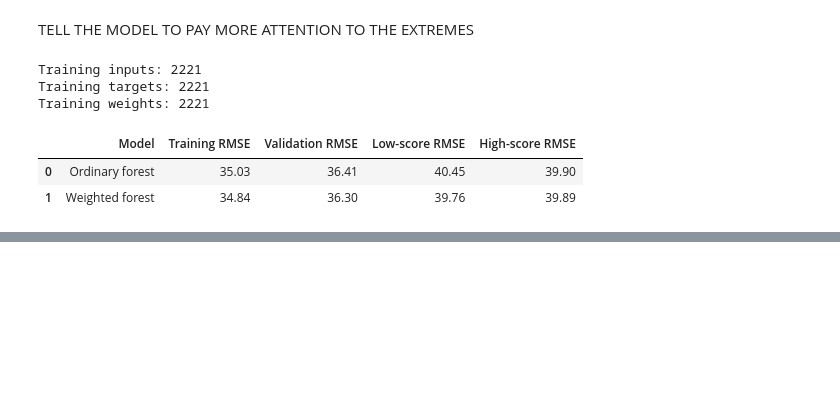
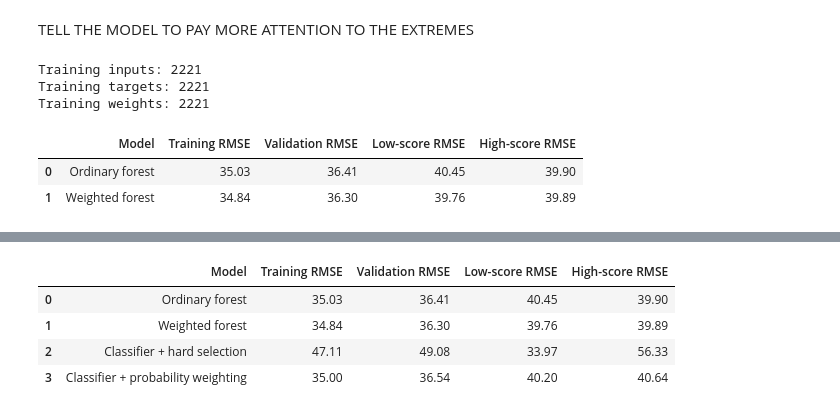
Before and after one commit to roberaBelachew/clarity_cpc2, a Jupyter notebook: clarity_cpc2.ipynb, the cells around one changed output, grey strips where cells are left out. Saved outputs shown, nothing was run; the diff lists cells and outputs as text; code cells hidden in the pictures; blank space fills up the shorter version.

```diff
--- a/clarity_cpc2.ipynb
+++ b/clarity_cpc2.ipynb
@@ -1129,0 +1185,61 @@ Training weights: 2221
+# %%
+def predict_with_experts(inputs):
+    # Match expert columns to the classifier's class order.
+    expert_predictions = np.column_stack([
+        experts[int(group_id)].predict(inputs)
+        for group_id in gate.classes_
+    ])
+
+    probabilities = gate.predict_proba(inputs)
+
+    # Choose the most likely specialist.
+    chosen_columns = probabilities.argmax(axis=1)
+    hard_predictions = expert_predictions[
+        np.arange(len(inputs)),
+        chosen_columns,
+    ]
+
+    # Average specialist predictions using class probabilities.
+    soft_predictions = (
+        probabilities * expert_predictions
+    ).sum(axis=1)
+
+    return hard_predictions, soft_predictions
+
+
+hard_train, soft_train = predict_with_experts(X_weight_train)
+hard_val, soft_val = predict_with_experts(X_weight_val)
+
+actual_val = y_weight_val.to_numpy()
+low_mask = actual_val <= 25
+high_mask = actual_val >= 75
+
+# Keep our ordinary and weighted forest results for comparison.
+expert_results = pd.DataFrame(weighting_results).to_dict("records")
+
+for name, train_pred, val_pred in [
+    ("Classifier + hard selection", hard_train, hard_val),
+    ("Classifier + probability weighting", soft_train, soft_val),
+]:
+    expert_results.append({
+        "Model": name,
+        "Training RMSE": rmse(y_weight_train, train_pred),
+        "Validation RMSE": rmse(actual_val, val_pred),
+        "Low-score RMSE": (
+            rmse(actual_val[low_mask], val_pred[low_mask])
+            if low_mask.any() else np.nan
+        ),
+        "High-score RMSE": (
+            rmse(actual_val[high_mask], val_pred[high_mask])
+            if high_mask.any() else np.nan
+        ),
+    })
+
+expert_comparison = pd.DataFrame(expert_results)
+display(expert_comparison.round(2))
+# %% [output]
+|  | Model | Training RMSE | Validation RMSE | Low-score RMSE | High-score RMSE |
+| 0 | Ordinary forest | 35.03 | 36.41 | 40.45 | 39.90 |
+| 1 | Weighted forest | 34.84 | 36.30 | 39.76 | 39.89 |
+| 2 | Classifier + hard selection | 47.11 | 49.08 | 33.97 | 56.33 |
+| 3 | Classifier + probability weighting | 35.00 | 36.54 | 40.20 | 40.64 |
```
Also changed, not shown: parts of 2 cells of this notebook.
